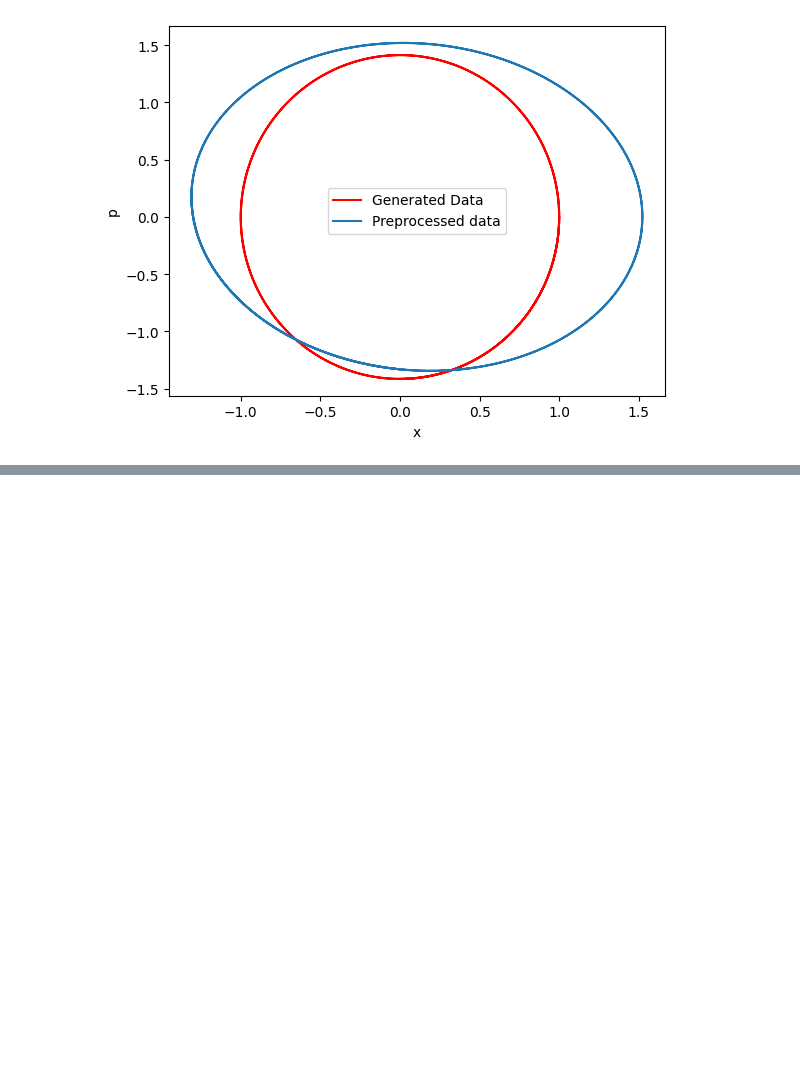
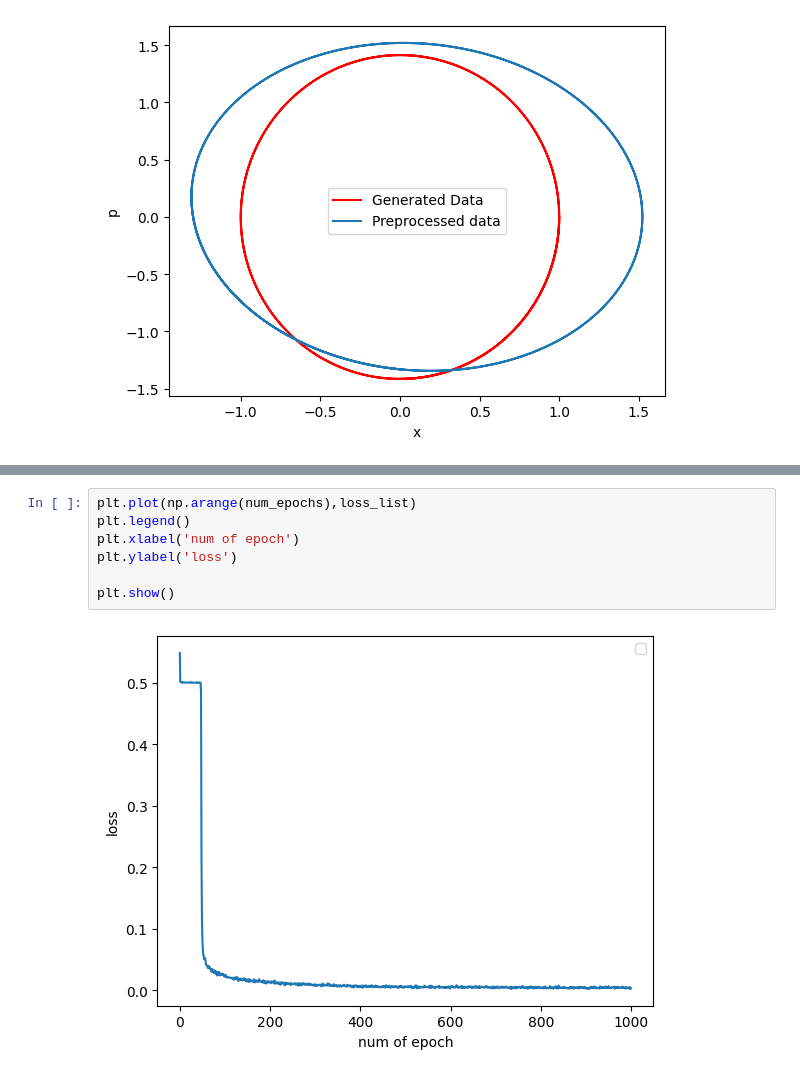
Before and after one commit to ErisLee-lmy/AI-Feynman-Reproduction, a Jupyter notebook: NLPCA_try.ipynb, the cells around one changed output, grey strips where cells are left out. Drawn from its saved outputs; the diff is of its cells as text; blank space fills up the shorter version.

```diff
--- a/NLPCA_try.ipynb
+++ b/NLPCA_try.ipynb
@@ -73,0 +135,9 @@ class LocalMC(nn.Module):
+# %%
+plt.plot(np.arange(num_epochs),loss_list)
+plt.legend()
+plt.xlabel('num of epoch')
+plt.ylabel('loss')
+
+plt.show()
+# %% [output]
+[figure, added]
```
Also changed, not shown: parts of 1 cell of this notebook, 1 other file.
